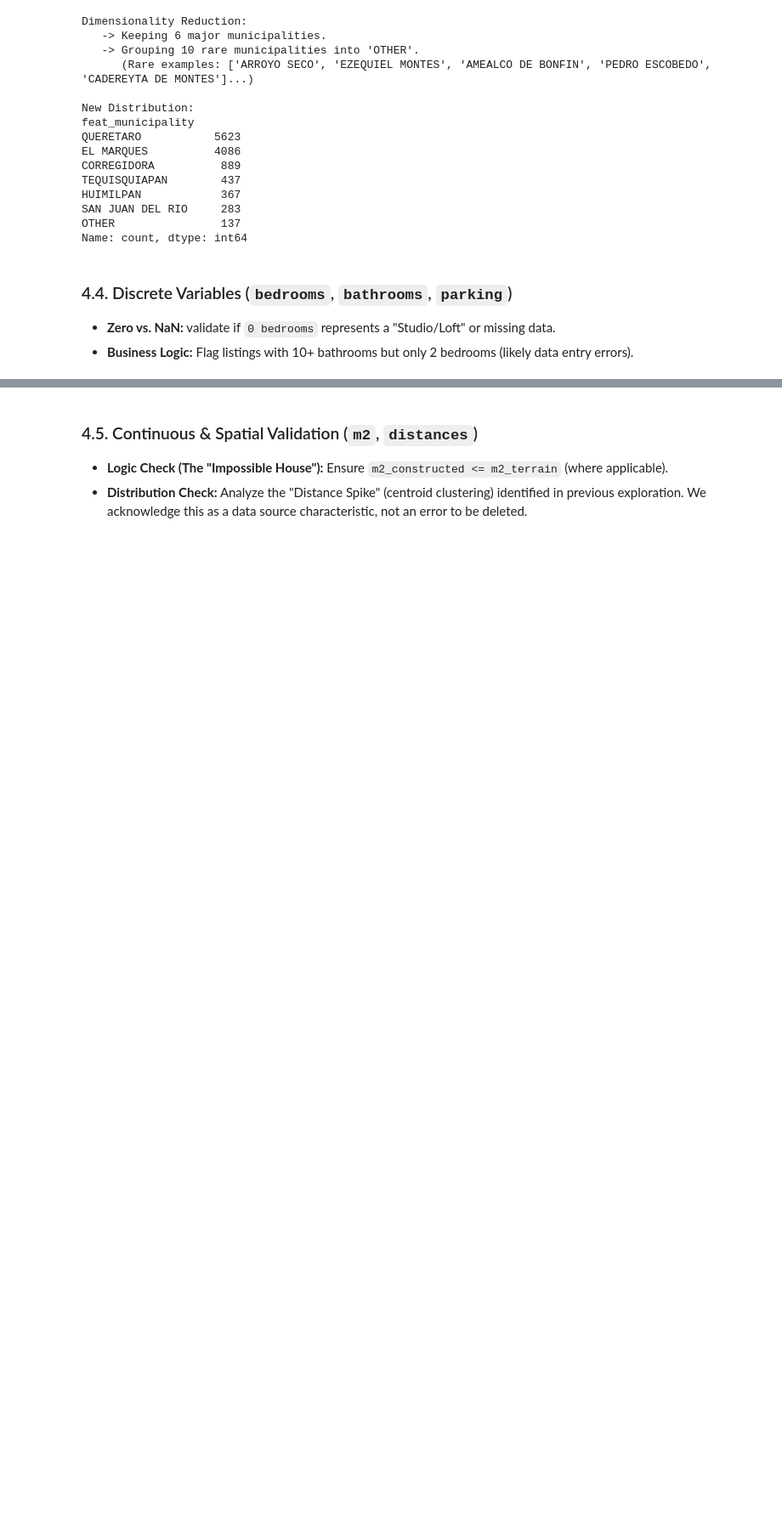
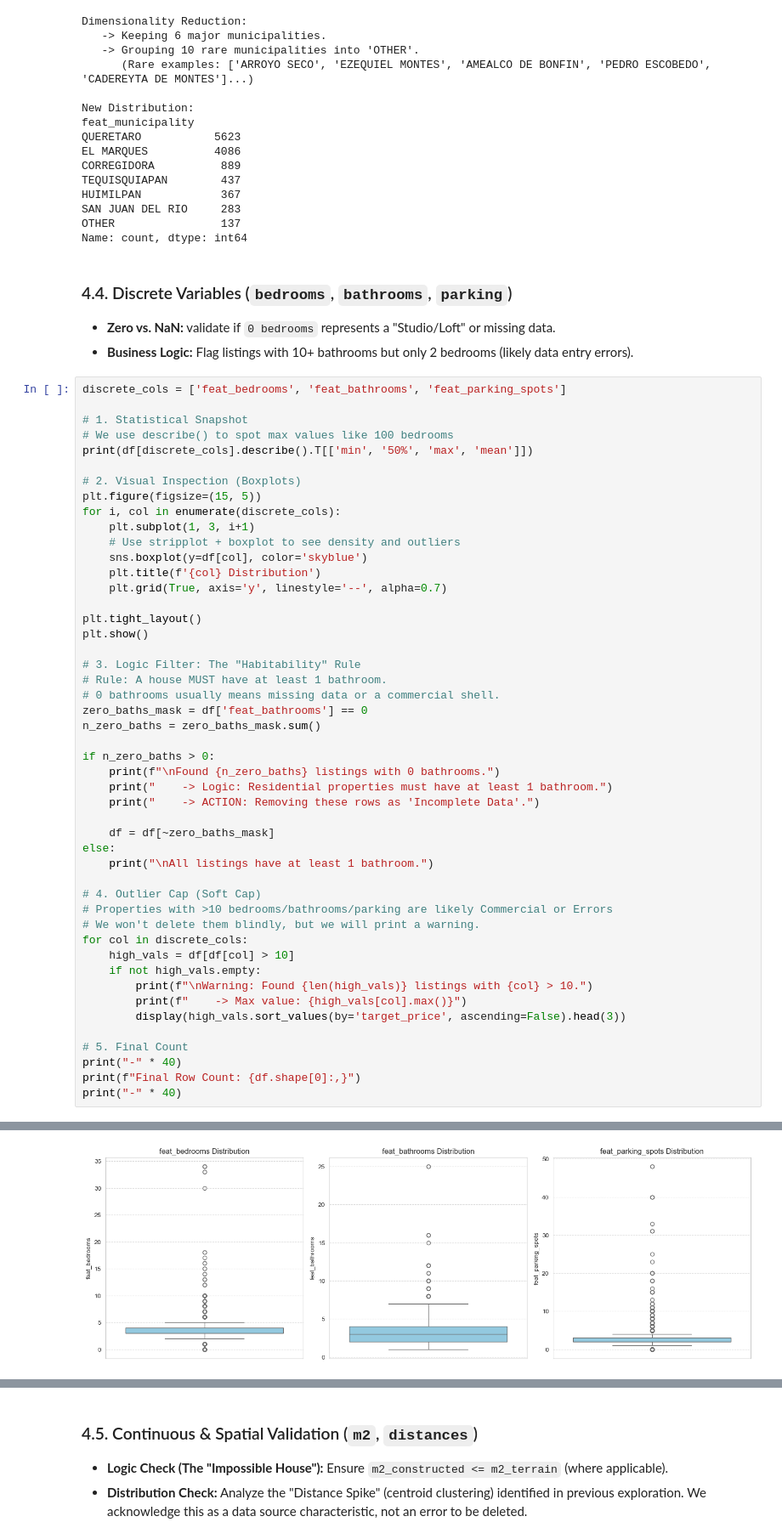
Before and after one commit to ColossalCoin/real-estate-qro, a Jupyter notebook: notebooks/03_model_diagnosis_and_feature_engineering.ipynb, the cells around one changed output, grey strips where cells are left out. Shown at 85% size. Saved outputs shown, nothing was run; the diff lists cells and outputs as text; blank space fills up the shorter version.

Commit message:
Streamline `03_model_diagnosis_and_feature_engineering.ipynb` by removing verbose markdown, redundant analysis, and unused code to focus on concise diagnostics and expanded feature engineering.

```diff
--- a/notebooks/03_model_diagnosis_and_feature_engineering.ipynb
+++ b/notebooks/03_model_diagnosis_and_feature_engineering.ipynb
@@ -492,3 +492,52 @@ Name: count, dtype: int64
 ### 4.4. Discrete Variables (`bedrooms`, `bathrooms`, `parking`)
 * **Zero vs. NaN:** validate if `0 bedrooms` represents a "Studio/Loft" or missing data.
 * **Business Logic:** Flag listings with 10+ bathrooms but only 2 bedrooms (likely data entry errors).
+# %%
+discrete_cols = ['feat_bedrooms', 'feat_bathrooms', 'feat_parking_spots']
+
+# 1. Statistical Snapshot
+# We use describe() to spot max values like 100 bedrooms
+print(df[discrete_cols].describe().T[['min', '50%', 'max', 'mean']])
+
+# 2. Visual Inspection (Boxplots)
+plt.figure(figsize=(15, 5))
+for i, col in enumerate(discrete_cols):
+    plt.subplot(1, 3, i+1)
+    # Use stripplot + boxplot to see density and outliers
+    sns.boxplot(y=df[col], color='skyblue')
+    plt.title(f'{col} Distribution')
+    plt.grid(True, axis='y', linestyle='--', alpha=0.7)
+
+plt.tight_layout()
+plt.show()
+
+# 3. Logic Filter: The "Habitability" Rule
+# Rule: A house MUST have at least 1 bathroom.
+# 0 bathrooms usually means missing data or a commercial shell.
+zero_baths_mask = df['feat_bathrooms'] == 0
+n_zero_baths = zero_baths_mask.sum()
+
+if n_zero_baths > 0:
+    print(f"\nFound {n_zero_baths} listings with 0 bathrooms.")
+    print("    -> Logic: Residential properties must have at least 1 bathroom.")
+    print("    -> ACTION: Removing these rows as 'Incomplete Data'.")
+
+    df = df[~zero_baths_mask]
+else:
+    print("\nAll listings have at least 1 bathroom.")
+
+# 4. Outlier Cap (Soft Cap)
+# Properties with >10 bedrooms/bathrooms/parking are likely Commercial or Errors
+# We won't delete them blindly, but we will print a warning.
+for col in discrete_cols:
+    high_vals = df[df[col] > 10]
+    if not high_vals.empty:
+        print(f"\nWarning: Found {len(high_vals)} listings with {col} > 10.")
+        print(f"    -> Max value: {high_vals[col].max()}")
+        display(high_vals.sort_values(by='target_price', ascending=False).head(3))
+
+# 5. Final Count
+print("-" * 40)
+print(f"Final Row Count: {df.shape[0]:,}")
+print("-" * 40)
+# %% [output]
@@ -494,0 +548 @@ Name: count, dtype: int64
+[figure, added]
```
Also changed, not shown: parts of 3 cells of this notebook.
